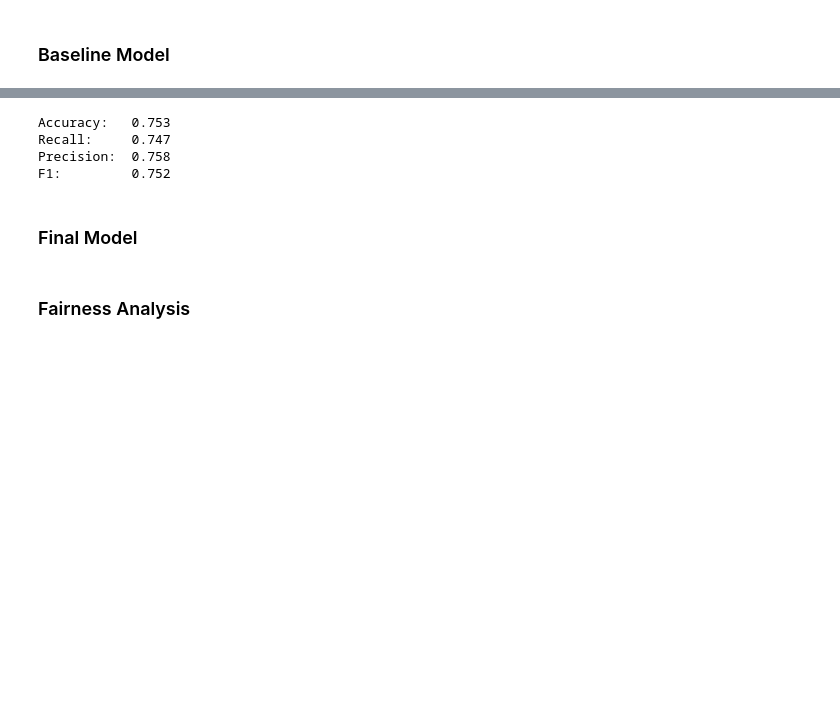
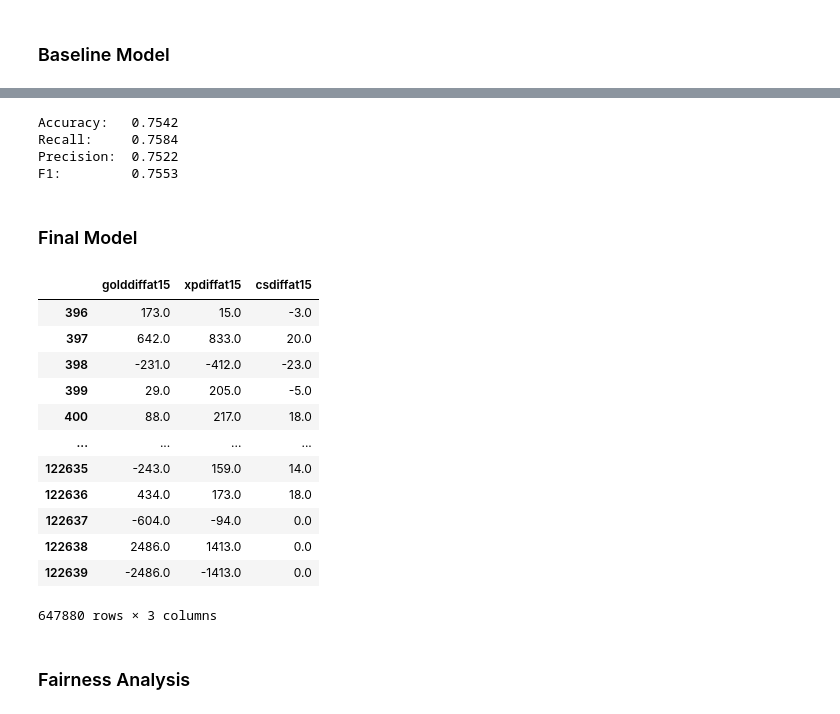
Before and after one commit to kingof2s/League-pro-predictions-, a Jupyter notebook: p5.ipynb, the cells around one changed output, grey strips where cells are left out. Saved outputs shown, nothing was run; the diff lists cells and outputs as text; code cells hidden in the pictures; blank space fills up the shorter version.

```diff
--- a/p5.ipynb
+++ b/p5.ipynb
@@ -256,7 +256,7 @@ F1:         0.751
 # %%
 # Random Forest Classifier
 
-use_cols = ['firstherald', 'firstdragon', 'firsttower', 'firstblood']
+use_cols = ['firstherald', 'firstdragon', 'firsttower', 'firstblood', 'platediff']
 
 preproc = ColumnTransformer(transformers=[
     ('onehot', OneHotEncoder(), ['side']),
@@ -274,9 +274,9 @@ prediction_baseline = model.predict(X_test)
 
 assess_model(prediction_baseline, y_test)
 # %% [output]
-Accuracy:   0.753
-Recall:     0.747
-Precision:  0.758
-F1:         0.752
+Accuracy:   0.7542
+Recall:     0.7584
+Precision:  0.7522
+F1:         0.7553
 # %% [markdown]
 ### Final Model
@@ -285,3 +283,25 @@ F1:         0.752
+# %%
+df_teams2 = df.copy()
+# %%
+# Calculate the difference in gold, xp, and cs at 15 minutes for each role in the team
+roles = ['top', 'jng', 'mid', 'bot', 'sup']
+diff_cols = ['golddiffat15', 'xpdiffat15', 'csdiffat15']
+# %%
+df_teams2[diff_cols]
+# %% [output]
+|  | golddiffat15 | xpdiffat15 | csdiffat15 |
+| 396 | 173.0 | 15.0 | -3.0 |
+| 397 | 642.0 | 833.0 | 20.0 |
+| 398 | -231.0 | -412.0 | -23.0 |
+| 399 | 29.0 | 205.0 | -5.0 |
+| 400 | 88.0 | 217.0 | 18.0 |
+| ... | ... | ... | ... |
+| 122635 | -243.0 | 159.0 | 14.0 |
+| 122636 | 434.0 | 173.0 | 18.0 |
+| 122637 | -604.0 | -94.0 | 0.0 |
+| 122638 | 2486.0 | 1413.0 | 0.0 |
+| 122639 | -2486.0 | -1413.0 | 0.0 |
+647880 rows × 3 columns
 # %% [markdown]
 ### Fairness Analysis
 # %%
```
Also changed, not shown: parts of 10 cells of this notebook.
